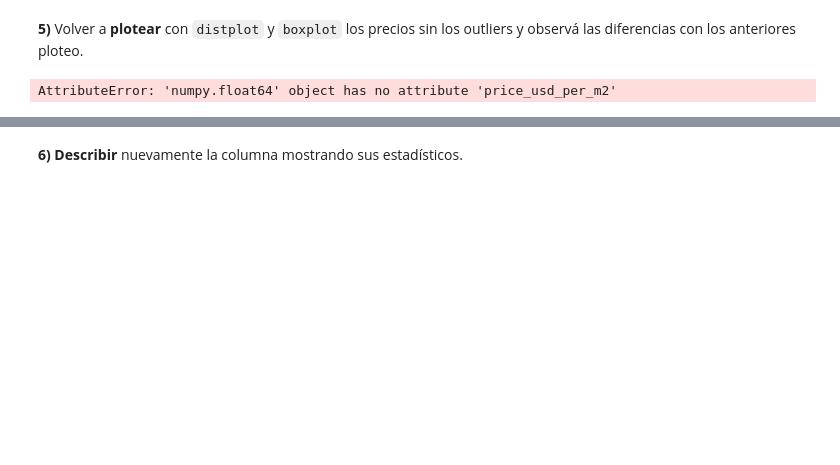
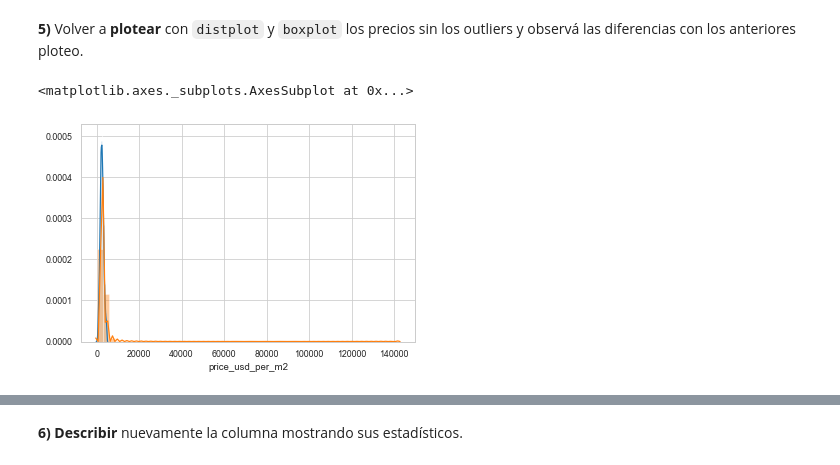
Before and after one commit to catrielzz/Acamica, a Jupyter notebook: Ejercicios/recursos_proyecto_2.ipynb, the cells around one changed output, grey strips where cells are left out. Cells and saved outputs as stored; diff of their text form; code cells hidden in the pictures; blank space fills up the shorter version.

```diff
--- a/Ejercicios/recursos_proyecto_2.ipynb
+++ b/Ejercicios/recursos_proyecto_2.ipynb
@@ -117,14 +118,13 @@ Para obtener el rango tenemos que calcular la diferencia entre el tercer y el pr
 **4) Aplicar la técnica del rango intercuartílico** para limpiar el precio por metro cuadrado. El resultado deberá ser un `dataframe` llamado `df_filtered` sin los outliers.
 # %%
 # Realizar el filtrado intercuartílico en esta celda
-
-q1 =
-q3 =
-iqr =
-minimo =
-maximo =
-mascara =
-df_filtered =
-iqr = df['price_usd_per_m2'].quantile(0.75) - df['price_usd_per_m2'].quantile(0.25)
+# sacar los minimos
+q1 = df['price_usd_per_m2'].quantile(0.25)
+q3 = df['price_usd_per_m2'].quantile(0.75)
+iqr = q3 - q1
+minimo = q1 - (1.5 * iqr)
+maximo = q3 + (1.5 * iqr)
+mascara = np.logical_and(df['price_usd_per_m2'].values < maximo, df['price_usd_per_m2'].values > minimo)
+df_filtered = df[mascara]
 print('Rango intercuantílico:', df_filtered)
 # %% [output]
@@ -134,7 +150,9 @@ Rango intercuantílico: 989.1211445559265
 # %%
 # Hacé el distplot
 sns.distplot(df_filtered.price_usd_per_m2)
+sns.distplot(df.price_usd_per_m2)
 # %% [output]
-AttributeError: 'numpy.float64' object has no attribute 'price_usd_per_m2'
+<matplotlib.axes._subplots.AxesSubplot at 0x...>
+[figure, added]
 # %%
 # Hacé el boxplot en esta celda
```
Also changed, not shown: parts of 22 cells of this notebook, 8 other files.
